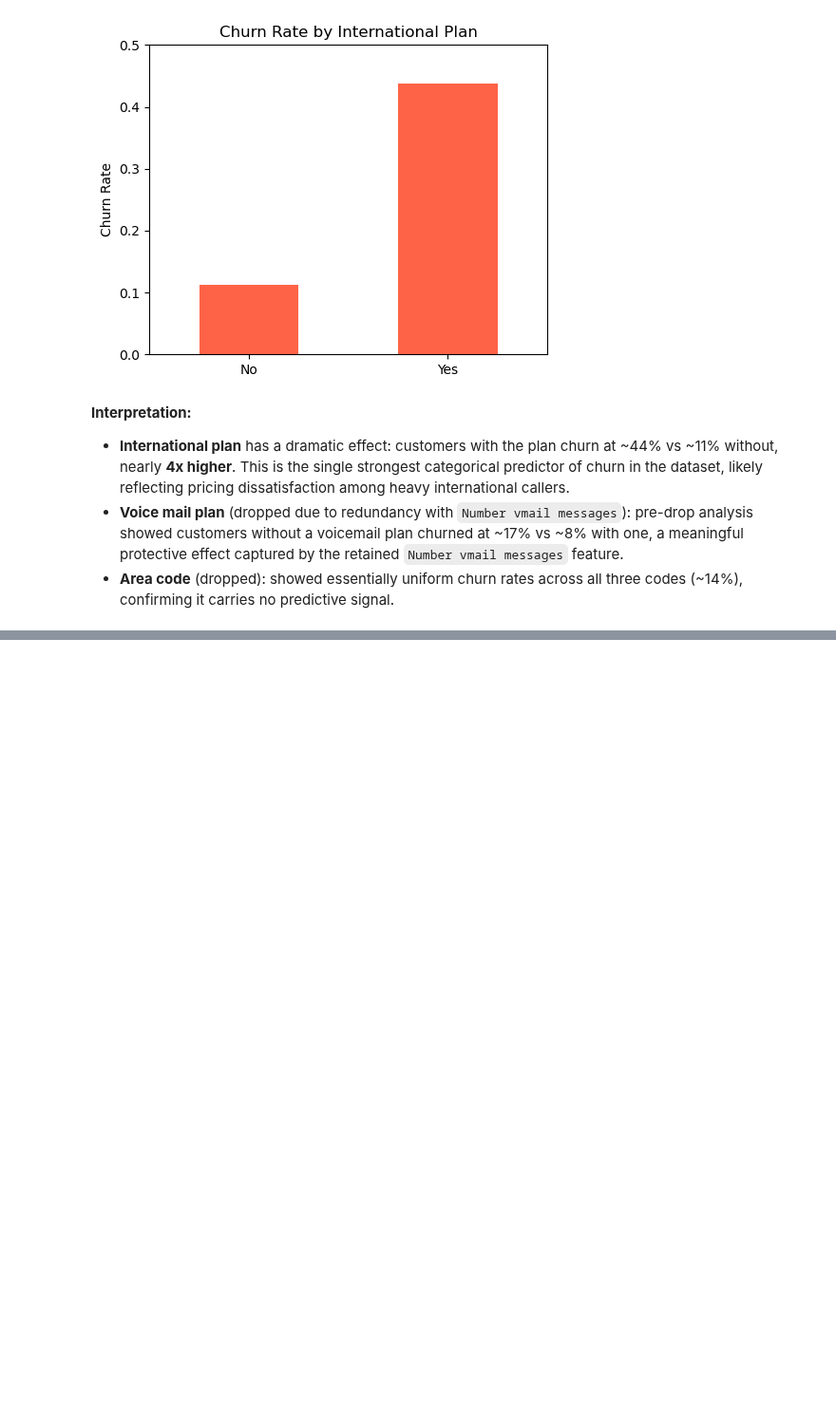
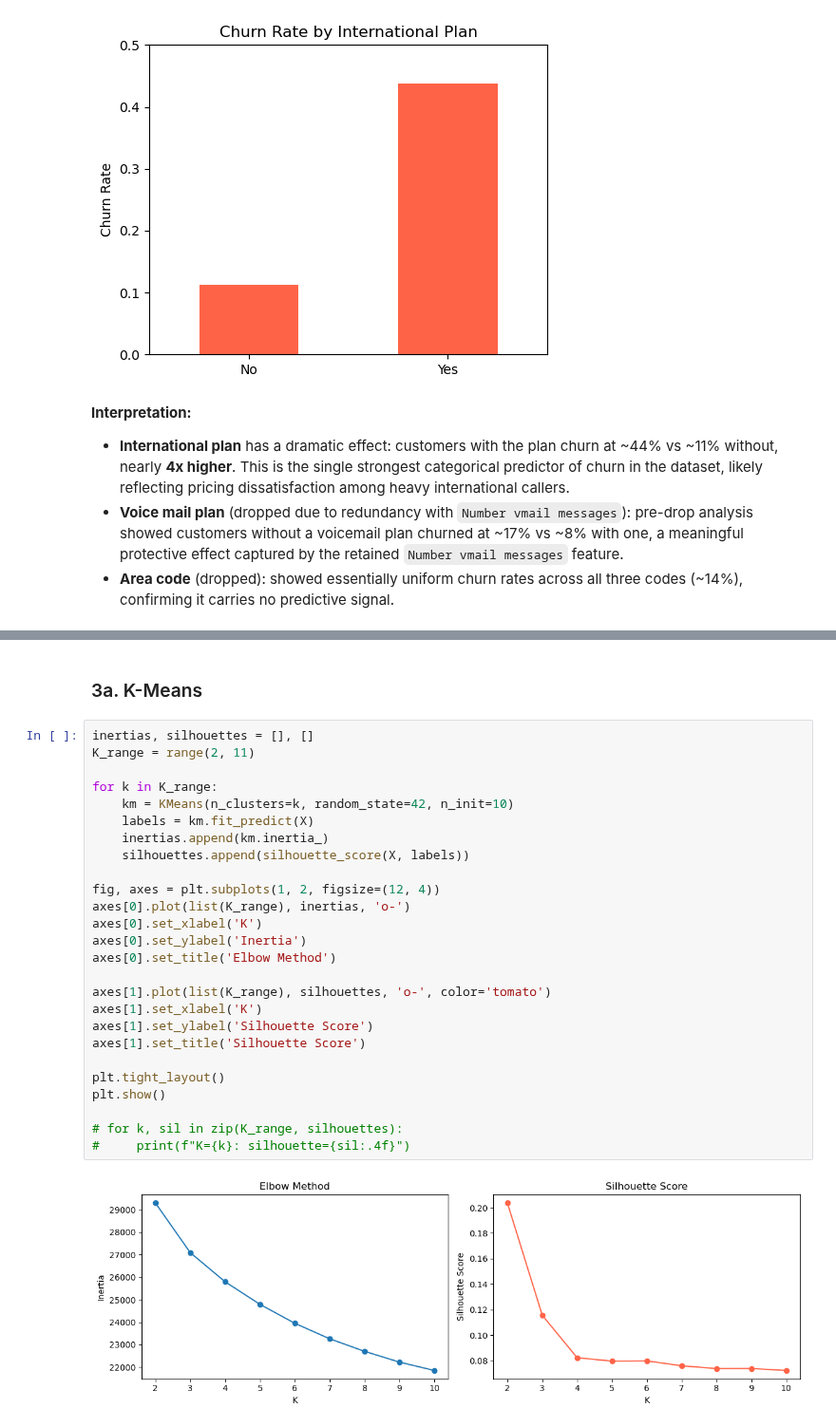
Before and after one commit to euph00/kddm_proj, a Jupyter notebook: project.ipynb, the cells around one changed output, grey strips where cells are left out. Shown at 95% size. Saved outputs shown, nothing was run; the diff lists cells and outputs as text; blank space fills up the shorter version.

```diff
--- a/project.ipynb
+++ b/project.ipynb
@@ -332,0 +370,30 @@ plt.show()
+# %% [markdown]
+### 3a. K-Means
+# %%
+inertias, silhouettes = [], []
+K_range = range(2, 11)
+
+for k in K_range:
+    km = KMeans(n_clusters=k, random_state=42, n_init=10)
+    labels = km.fit_predict(X)
+    inertias.append(km.inertia_)
+    silhouettes.append(silhouette_score(X, labels))
+
+fig, axes = plt.subplots(1, 2, figsize=(12, 4))
+axes[0].plot(list(K_range), inertias, 'o-')
+axes[0].set_xlabel('K')
+axes[0].set_ylabel('Inertia')
+axes[0].set_title('Elbow Method')
+
+axes[1].plot(list(K_range), silhouettes, 'o-', color='tomato')
+axes[1].set_xlabel('K')
+axes[1].set_ylabel('Silhouette Score')
+axes[1].set_title('Silhouette Score')
+
+plt.tight_layout()
+plt.show()
+
+# for k, sil in zip(K_range, silhouettes):
+#     print(f"K={k}: silhouette={sil:.4f}")
+# %% [output]
+[figure, added]
```
Also changed, not shown: parts of 12 cells of this notebook.
